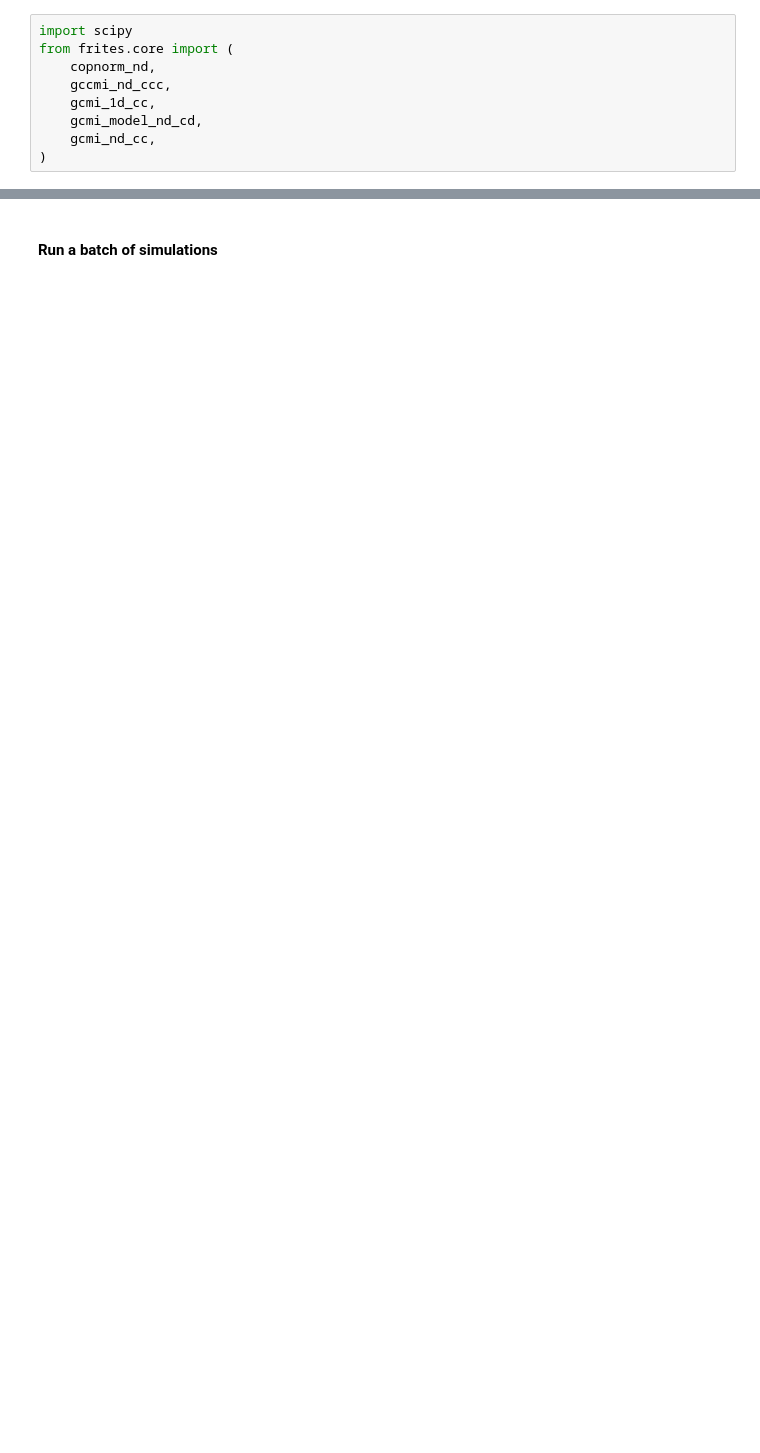
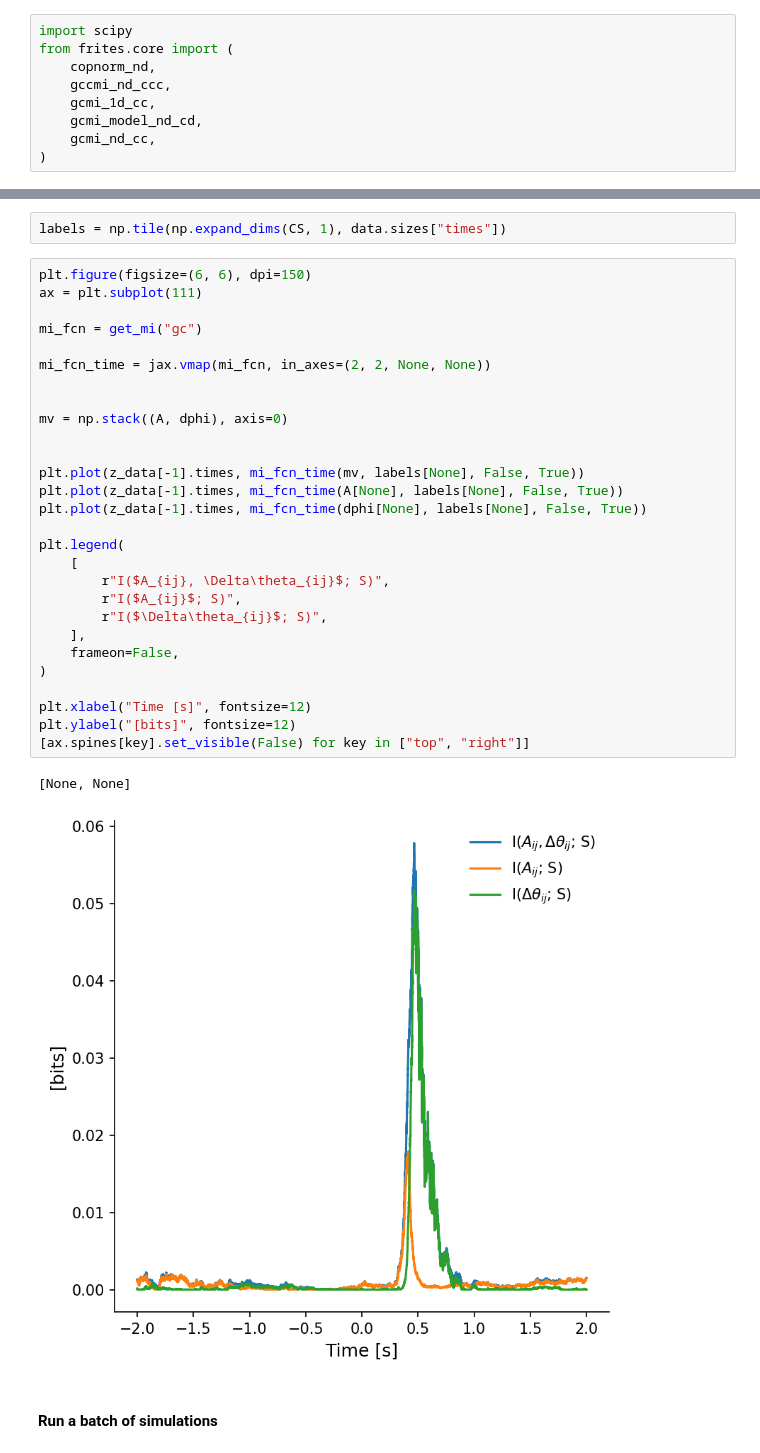
Before and after one commit to ViniciusLima94/phase_amplitude_encoding, a Jupyter notebook: notebooks/Figure3_TwoNodes.ipynb, the cells around one changed output, grey strips where cells are left out. Drawn from its saved outputs; the diff is of its cells as text; blank space fills up the shorter version.

```diff
--- a/notebooks/Figure3_TwoNodes.ipynb
+++ b/notebooks/Figure3_TwoNodes.ipynb
@@ -139,3 +148,36 @@ plt.savefig("figures/sample_encoding_evoked_potential.png", bbox_inches="tight")
+# %%
+labels = np.tile(np.expand_dims(CS, 1), data.sizes["times"])
+# %%
+plt.figure(figsize=(6, 6), dpi=150)
+ax = plt.subplot(111)
+
+mi_fcn = get_mi("gc")
+
+mi_fcn_time = jax.vmap(mi_fcn, in_axes=(2, 2, None, None))
+
+
+mv = np.stack((A, dphi), axis=0)
+
+
+plt.plot(z_data[-1].times, mi_fcn_time(mv, labels[None], False, True))
+plt.plot(z_data[-1].times, mi_fcn_time(A[None], labels[None], False, True))
+plt.plot(z_data[-1].times, mi_fcn_time(dphi[None], labels[None], False, True))
+
+plt.legend(
+    [
+        r"I($A_{ij}, \Delta\theta_{ij}$; S)",
+        r"I($A_{ij}$; S)",
+        r"I($\Delta\theta_{ij}$; S)",
+    ],
+    frameon=False,
+)
+
+plt.xlabel("Time [s]", fontsize=12)
+plt.ylabel("[bits]", fontsize=12)
+[ax.spines[key].set_visible(False) for key in ["top", "right"]]
+# %% [output]
+[None, None]
+[figure, added]
 # %% [markdown]
 #### Run a batch of simulations
 # %%
```
Also changed, not shown: parts of 11 cells of this notebook, 5 other files.
